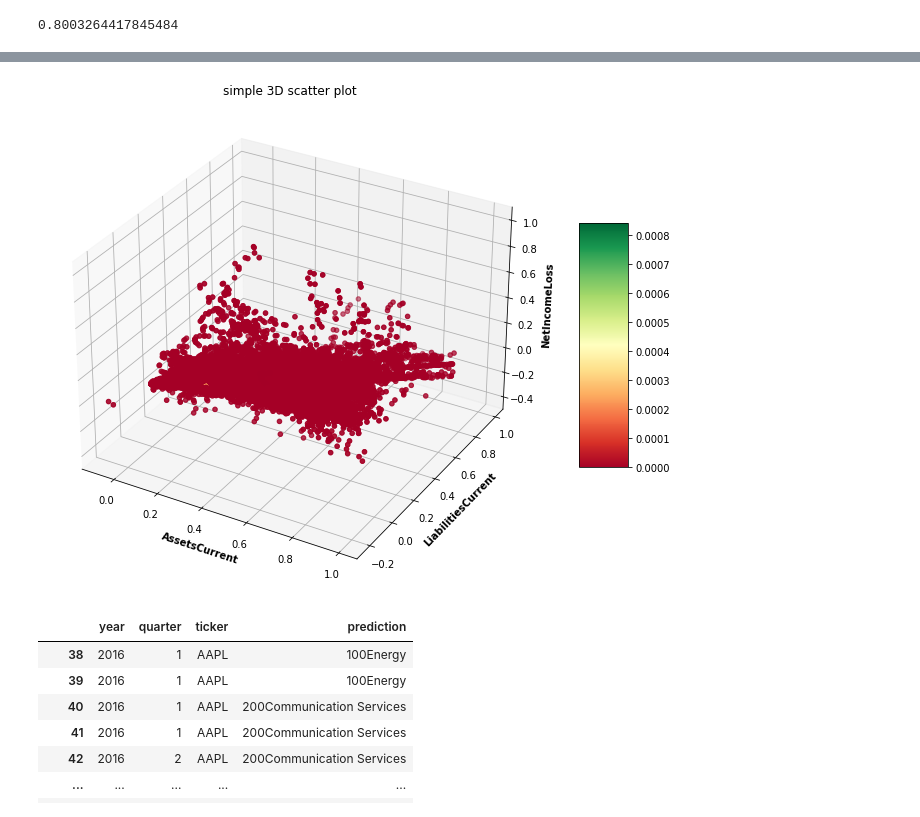
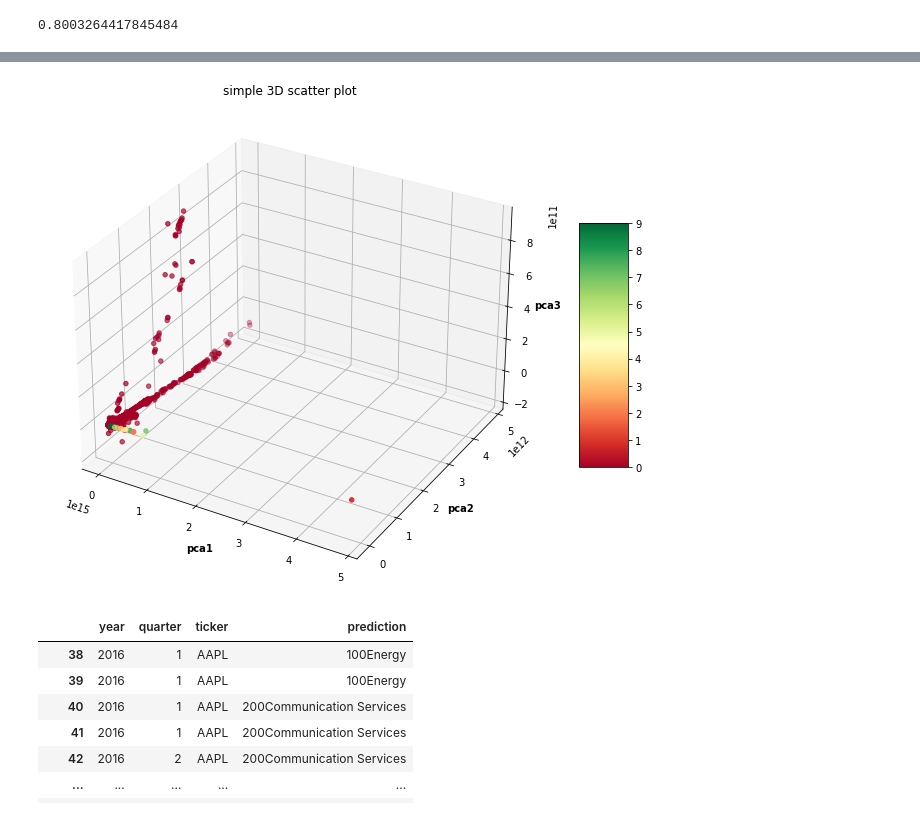
Before and after one commit to chung-ejy/longshot, a Jupyter notebook: classification_tests.ipynb, the cells around one changed output, grey strips where cells are left out. Saved outputs shown, nothing was run; the diff lists cells and outputs as text; code cells hidden in the pictures.

```diff
--- a/classification_tests.ipynb
+++ b/classification_tests.ipynb
@@ -19,4 +21,6 @@ product.subscribe()
 product.db.connect()
 data = product.db.retrieve("transformed")
 product.db.disconnect()
+# %%
+data = data.groupby(["year","quarter","ticker"]).mean().reset_index()
 # %%
@@ -114,11 +135,7 @@ for i in range(len(categories)):
 # %%
 data["color"] = [cmap[x] for x in data["category"]]
 # %%
-x_col = "AssetsCurrent"
-y_col = "LiabilitiesCurrent"
-z_col = "NetIncomeLoss"
-color = "EarningsPerShareBasic"
-data["x"] = data[x_col] / data["Assets"]
-data["y"] = data[y_col] / data["Assets"]
-data["z"] = data[z_col] / data["Assets"]
-data["color"] = data[color] / data["AssetsCurrent"]
+x_col = "pca1"
+y_col = "pca2"
+z_col = "pca3"
+color = "cats"
@@ -127,38 +142,40 @@ filtered = data[(data["x"] < 1) & (data["y"] < 1) & (data["z"] < 1) & (data["z"]
+# %%
+filtered  = visual
 # %%
 
 # Import libraries
 from mpl_toolkits import mplot3d
 import numpy as np
 import matplotlib.pyplot as plt
 
 # Creating figure
 fig = plt.figure(figsize = (16, 9))
 ax = plt.axes(projection ="3d")
 
 # Add x, y gridlines
 ax.grid(b = True, color ='grey',
         linestyle ='-.', linewidth = 0.3,
         alpha = 0.2)
 
 
 # Creating color map
 my_cmap = plt.get_cmap('RdYlGn')
 
 # Creating plot
-sctt = ax.scatter3D(filtered["x"], filtered["y"], filtered["z"],
-                    c = filtered["color"],
+sctt = ax.scatter3D(filtered[x_col], filtered[y_col], filtered[z_col],
+                    c = filtered[color],
                     cmap = my_cmap)
 
 plt.title("simple 3D scatter plot")
 ax.set_xlabel(x_col, fontweight ='bold')
 ax.set_ylabel(y_col, fontweight ='bold')
 ax.set_zlabel(z_col, fontweight ='bold')
 fig.colorbar(sctt, ax = ax, shrink = 0.5, aspect = 5)
 
 # show plot
 plt.show()
 # %% [output]
-[figure, old version]
+[figure, new version]
 # %%
 factors = list(cat_data["X"].columns)
 prediction_data[factors].fillna(prediction_data[factors].mean(numeric_only=True),inplace=True)
```
Also changed, not shown: parts of 10 cells of this notebook, 13 other files.
